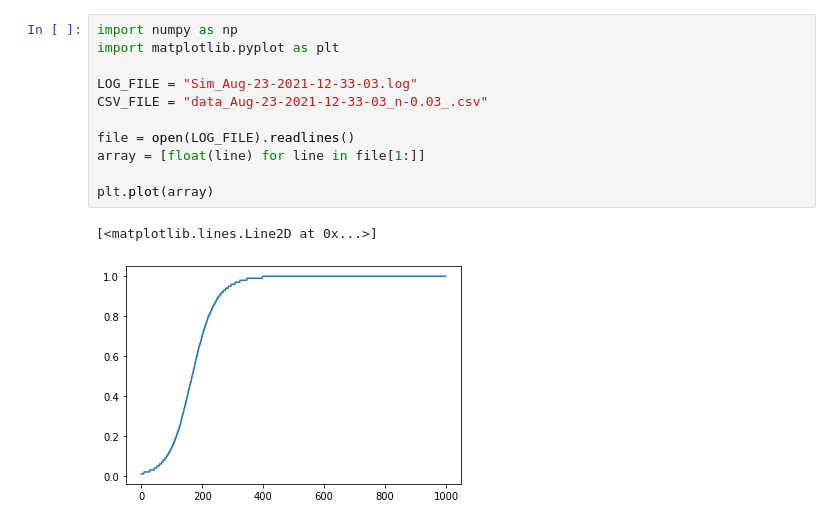
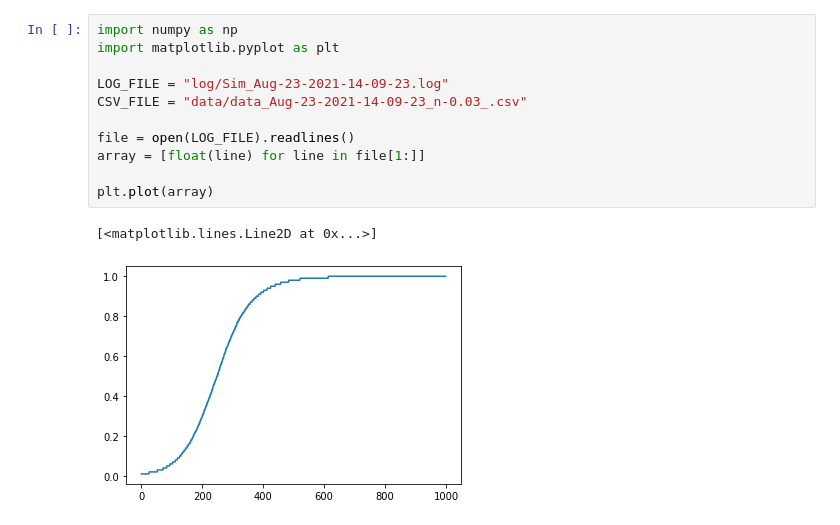
Before and after one commit to damhoe/pv-master, a Jupyter notebook: analysis.ipynb, the cells around one changed output. Saved outputs shown, nothing was run; the diff lists cells and outputs as text.

```diff
--- a/analysis.ipynb
+++ b/analysis.ipynb
@@ -1,17 +1,17 @@
 # %%
 import numpy as np
 import matplotlib.pyplot as plt
 
-LOG_FILE = "Sim_Aug-23-2021-12-33-03.log"
-CSV_FILE = "data_Aug-23-2021-12-33-03_n-0.03_.csv"
+LOG_FILE = "log/Sim_Aug-23-2021-14-09-23.log"
+CSV_FILE = "data/data_Aug-23-2021-14-09-23_n-0.03_.csv"
 
 file = open(LOG_FILE).readlines()
 array = [float(line) for line in file[1:]]
 
 plt.plot(array)
 # %% [output]
 [<matplotlib.lines.Line2D at 0x...>]
-[figure, old version]
+[figure, new version]
 # %%
 import pandas as pd
 
```
Also changed, not shown: parts of 4 cells of this notebook.
